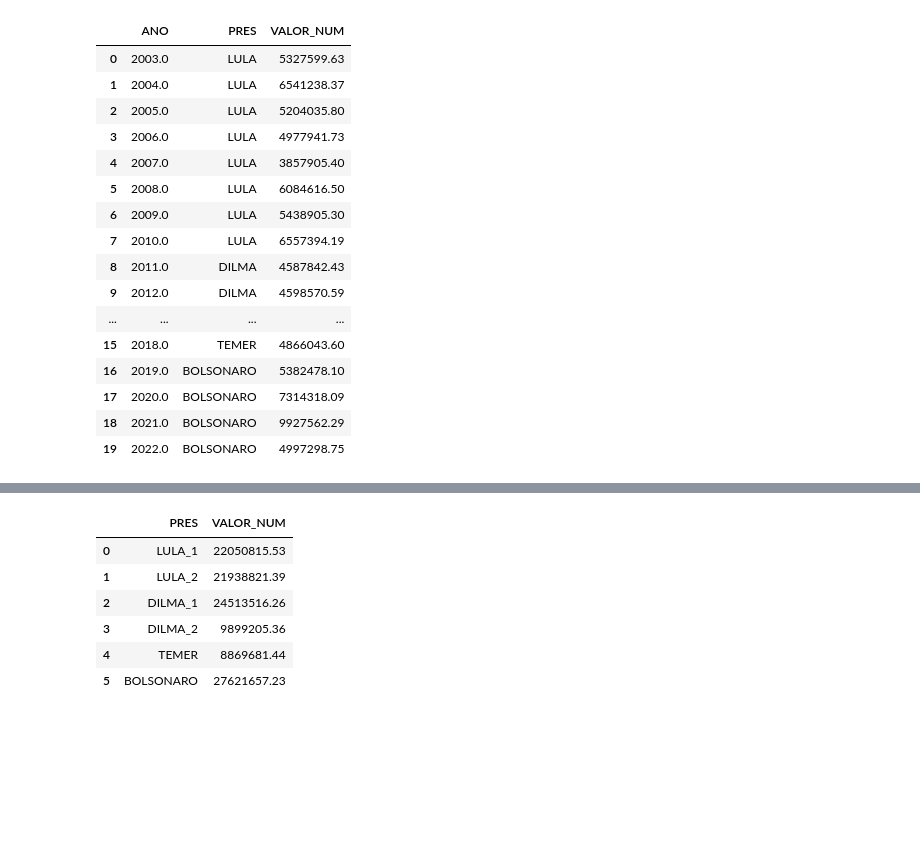
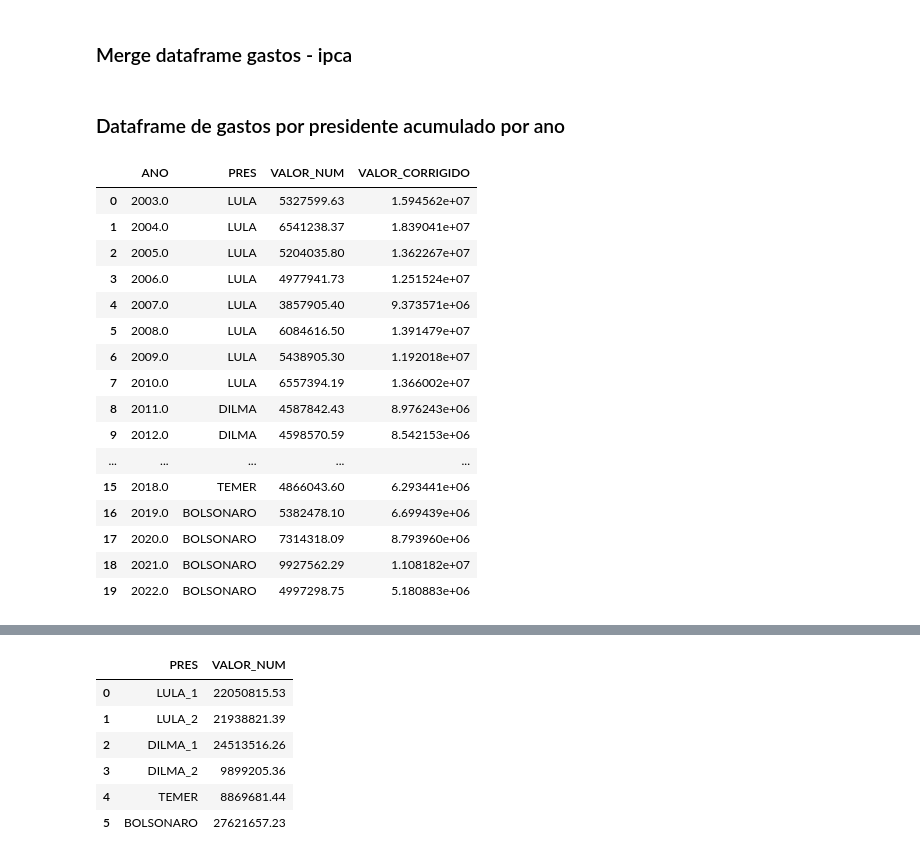
Before and after one commit to marpolos/projeto_tecnicas_de_programacao, a Jupyter notebook: cartao_corporativo.ipynb, the cells around one changed output, grey strips where cells are left out. Drawn from its saved outputs; the diff is of its cells as text; code cells hidden in the pictures; blank space fills up the shorter version.

```diff
--- a/cartao_corporativo.ipynb
+++ b/cartao_corporativo.ipynb
@@ -63,6 +37,5 @@ See the caveats in the documentation: https://pandas.pydata.org/pandas-docs/stab
 # %%
 def presidente(ano):
-
     if ano <= 2010:
         return 'LULA'
     elif ano <= 2016:
@@ -72,6 +45,5 @@ def presidente(ano):
     elif ano <= 2022:
         return "BOLSONARO"
 
-
-gastos_processed['PRES'] = gastos_processed['ANO'].apply(presidente)
-gastos_processed
+# Gera uma coluna com a informação do nome do atual presidente
+gastos['PRES'] = gastos['ANO'].apply(presidente)
@@ -108,0 +52,3 @@ gastos_processed
+# %%
+ipca = ipca.T.reset_index()
+ipca.columns = ['DATA', 'INFLAÇÃO NO MÊS']
@@ -109,24 +85,39 @@ gastos_processed
+# %% [markdown]
+### Merge dataframe gastos - ipca
+# %%
+gastos.loc[:, 'MES'] = gastos['DATA PGTO'].dt.month
+
+gastos['MES-ANO'] = gastos['MES'].astype(str) + gastos['ANO'].astype(str)
+gastos['MES-ANO'] = gastos['MES-ANO'].astype(str)
+
+gastos['MES-ANO'] = pd.to_numeric(gastos['MES-ANO'], errors='coerce')
+ipca['MES-ANO'] = pd.to_numeric(ipca['MES-ANO'], errors='coerce')
+gastos = pd.merge(gastos, ipca, how='outer', on='MES-ANO')
+# %%
+gastos['VALOR_CORRIGIDO'] = gastos['VALOR_NUM']*gastos['AJUSTE INFLAÇÃO']
+# %% [markdown]
+### Dataframe de gastos por presidente acumulado por ano
 # %%
-gastos_presidente = gastos_processed.groupby(["ANO", "PRES"]).agg({"VALOR_NUM": sum}).reset_index()
+gastos_presidente = gastos.groupby(["ANO", "PRES"]).agg({"VALOR_NUM": sum, "VALOR_CORRIGIDO": sum}).reset_index()
 gastos_presidente
 # %% [output]
-|  | ANO | PRES | VALOR_NUM |
-| 0 | 2003.0 | LULA | 5327599.63 |
-| 1 | 2004.0 | LULA | 6541238.37 |
-| 2 | 2005.0 | LULA | 5204035.80 |
-| 3 | 2006.0 | LULA | 4977941.73 |
-| 4 | 2007.0 | LULA | 3857905.40 |
-| 5 | 2008.0 | LULA | 6084616.50 |
-| 6 | 2009.0 | LULA | 5438905.30 |
-| 7 | 2010.0 | LULA | 6557394.19 |
-| 8 | 2011.0 | DILMA | 4587842.43 |
-| 9 | 2012.0 | DILMA | 4598570.59 |
-| ... | ... | ... | ... |
-| 15 | 2018.0 | TEMER | 4866043.60 |
-| 16 | 2019.0 | BOLSONARO | 5382478.10 |
-| 17 | 2020.0 | BOLSONARO | 7314318.09 |
-| 18 | 2021.0 | BOLSONARO | 9927562.29 |
-| 19 | 2022.0 | BOLSONARO | 4997298.75 |
+|  | ANO | PRES | VALOR_NUM | VALOR_CORRIGIDO |
+| 0 | 2003.0 | LULA | 5327599.63 | 1.594562e+07 |
+| 1 | 2004.0 | LULA | 6541238.37 | 1.839041e+07 |
+| 2 | 2005.0 | LULA | 5204035.80 | 1.362267e+07 |
+| 3 | 2006.0 | LULA | 4977941.73 | 1.251524e+07 |
+| 4 | 2007.0 | LULA | 3857905.40 | 9.373571e+06 |
+| 5 | 2008.0 | LULA | 6084616.50 | 1.391479e+07 |
+| 6 | 2009.0 | LULA | 5438905.30 | 1.192018e+07 |
+| 7 | 2010.0 | LULA | 6557394.19 | 1.366002e+07 |
+| 8 | 2011.0 | DILMA | 4587842.43 | 8.976243e+06 |
+| 9 | 2012.0 | DILMA | 4598570.59 | 8.542153e+06 |
+| ... | ... | ... | ... | ... |
+| 15 | 2018.0 | TEMER | 4866043.60 | 6.293441e+06 |
+| 16 | 2019.0 | BOLSONARO | 5382478.10 | 6.699439e+06 |
+| 17 | 2020.0 | BOLSONARO | 7314318.09 | 8.793960e+06 |
+| 18 | 2021.0 | BOLSONARO | 9927562.29 | 1.108182e+07 |
+| 19 | 2022.0 | BOLSONARO | 4997298.75 | 5.180883e+06 |
 # %%
 fig = px.bar(gastos_presidente, x='ANO', y="VALOR_NUM", color='PRES',
              title="Gastos do cartão presidencial por presidente",
```
Also changed, not shown: parts of 35 cells of this notebook.
